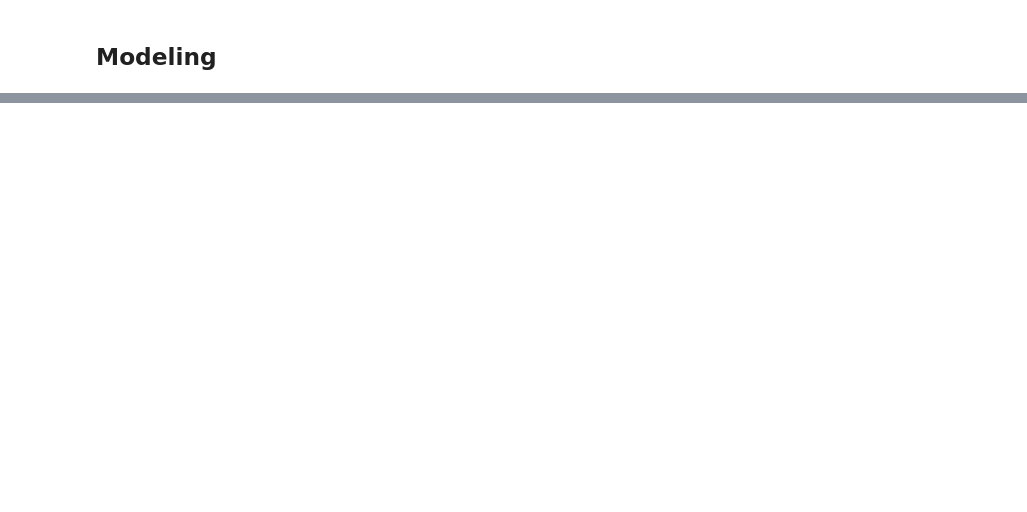
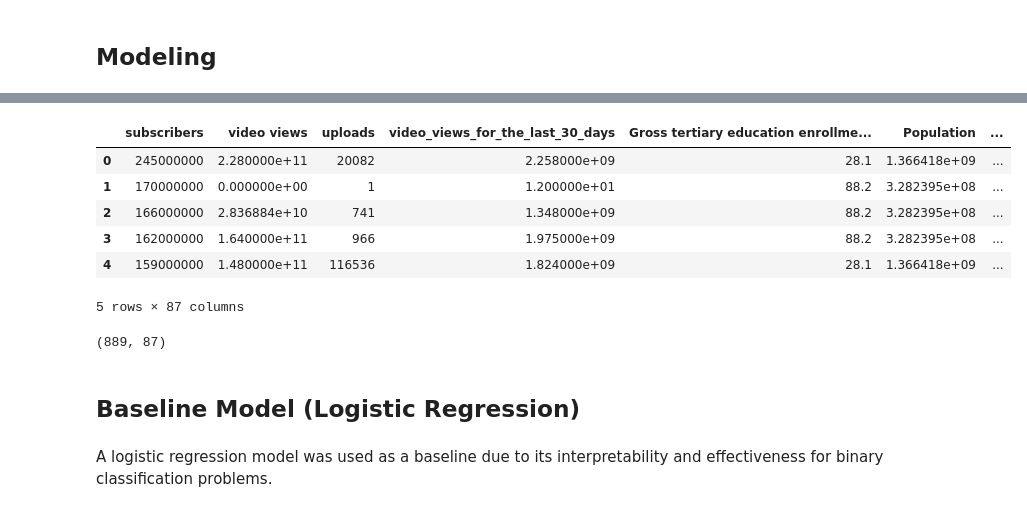
Before and after one commit to maryannngongi/Phase_3_Project, a Jupyter notebook: index.ipynb, the cells around one changed output, grey strips where cells are left out. Drawn from its saved outputs; the diff is of its cells as text; code cells hidden in the pictures; blank space fills up the shorter version.

```diff
--- a/index.ipynb
+++ b/index.ipynb
@@ -53,0 +53,5 @@ memory usage: 217.8+ KB
+# %%
+df['subscribers_for_last_30_days'] = (
+    df['subscribers_for_last_30_days']
+    .fillna(df['subscribers_for_last_30_days'].median())
+)
@@ -53,0 +78,4 @@ memory usage: 217.8+ KB
+# %%
+#Creating a new High Growth Channel column
+
+df['high_growth_channel'] = np.where(df['subscribers_for_last_30_days'] > df['subscribers_for_last_30_days'].median(), 1, 0)
@@ -198,0 +244,26 @@ dtype: int64
+# %%
+df_model = df_model.drop(columns=['Title'])
+# %%
+df_model_encoded = pd.get_dummies(
+    df_model,
+    columns=['Country', 'category', 'channel_type'],
+    drop_first=True
+)
+df_model_encoded.head()
+# %% [output]
+|  | subscribers | video views | uploads | video_views_for_the_last_30_days | Gross tertiary education enrollme... | Population | ... |
+| 0 | 245000000 | 2.280000e+11 | 20082 | 2.258000e+09 | 28.1 | 1.366418e+09 | ... |
+| 1 | 170000000 | 0.000000e+00 | 1 | 1.200000e+01 | 88.2 | 3.282395e+08 | ... |
+| 2 | 166000000 | 2.836884e+10 | 741 | 1.348000e+09 | 88.2 | 3.282395e+08 | ... |
+| 3 | 162000000 | 1.640000e+11 | 966 | 1.975000e+09 | 88.2 | 3.282395e+08 | ... |
+| 4 | 159000000 | 1.480000e+11 | 116536 | 1.824000e+09 | 28.1 | 1.366418e+09 | ... |
+5 rows × 87 columns
+# %%
+df_model_encoded.shape
+# %% [output]
+(889, 87)
+# %% [markdown]
+## **Baseline Model (Logistic Regression)**
+# %% [markdown]
+
+A logistic regression model was used as a baseline due to its interpretability and effectiveness for binary classification problems.
```
Also changed, not shown: parts of 32 cells of this notebook, 1 other file.
